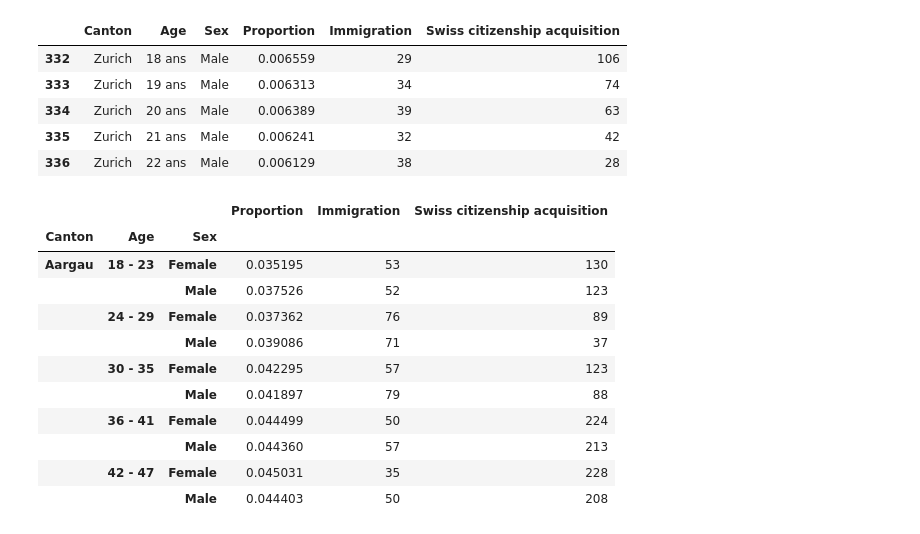
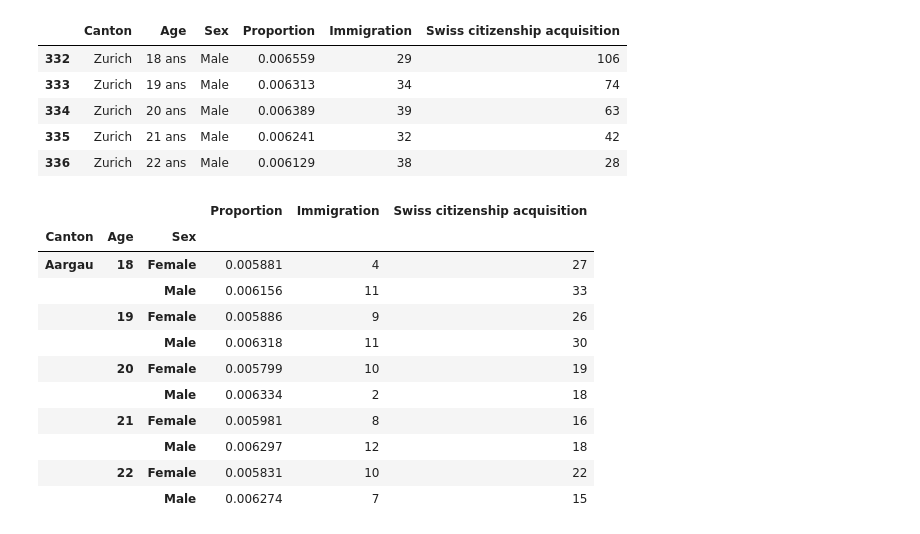
Before and after one commit to Rolph1/Online-privacy-votation-data-analysis, a Jupyter notebook: analysis.ipynb, the cells around one changed output. Drawn from its saved outputs; the diff is of its cells as text; code cells hidden in the pictures.

```diff
--- a/analysis.ipynb
+++ b/analysis.ipynb
@@ -119,22 +119,23 @@ cantons_df.head()
 | 335 | Zurich | 21 ans | Male | 0.006241 | 32 | 42 |
 | 336 | Zurich | 22 ans | Male | 0.006129 | 38 | 28 |
 # %%
-cantons_df = age_sort(cantons_df, age_groups)
+#cantons_df = age_sort(cantons_df, age_groups)
+cantons_df = age_transform(cantons_df)
 cantons_df = cantons_df.groupby(["Canton", "Age", "Sex"]).sum()
 cantons_df.head(10)
 # %% [output]
 |  |  |  | Proportion | Immigration | Swiss citizenship acquisition |
 | Canton | Age | Sex |  |  |  |
-| Aargau | 18 - 23 | Female | 0.035195 | 53 | 130 |
-|  |  | Male | 0.037526 | 52 | 123 |
-|  | 24 - 29 | Female | 0.037362 | 76 | 89 |
-|  |  | Male | 0.039086 | 71 | 37 |
-|  | 30 - 35 | Female | 0.042295 | 57 | 123 |
-|  |  | Male | 0.041897 | 79 | 88 |
-|  | 36 - 41 | Female | 0.044499 | 50 | 224 |
-|  |  | Male | 0.044360 | 57 | 213 |
-|  | 42 - 47 | Female | 0.045031 | 35 | 228 |
-|  |  | Male | 0.044403 | 50 | 208 |
+| Aargau | 18 | Female | 0.005881 | 4 | 27 |
+|  |  | Male | 0.006156 | 11 | 33 |
+|  | 19 | Female | 0.005886 | 9 | 26 |
+|  |  | Male | 0.006318 | 11 | 30 |
+|  | 20 | Female | 0.005799 | 10 | 19 |
+|  |  | Male | 0.006334 | 2 | 18 |
+|  | 21 | Female | 0.005981 | 8 | 16 |
+|  |  | Male | 0.006297 | 12 | 18 |
+|  | 22 | Female | 0.005831 | 10 | 22 |
+|  |  | Male | 0.006274 | 7 | 15 |
 # %%
 cantons_df = cantons_df.reset_index()
 cantons_df.pivot(columns=["Age", "Sex"], index="Canton", values=["Proportion"])
```
Also changed, not shown: parts of 7 cells of this notebook, 1 other file.
